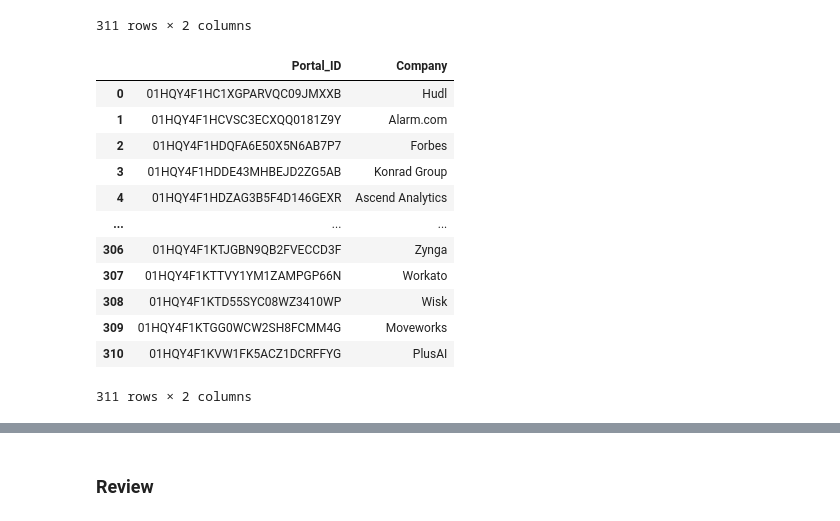
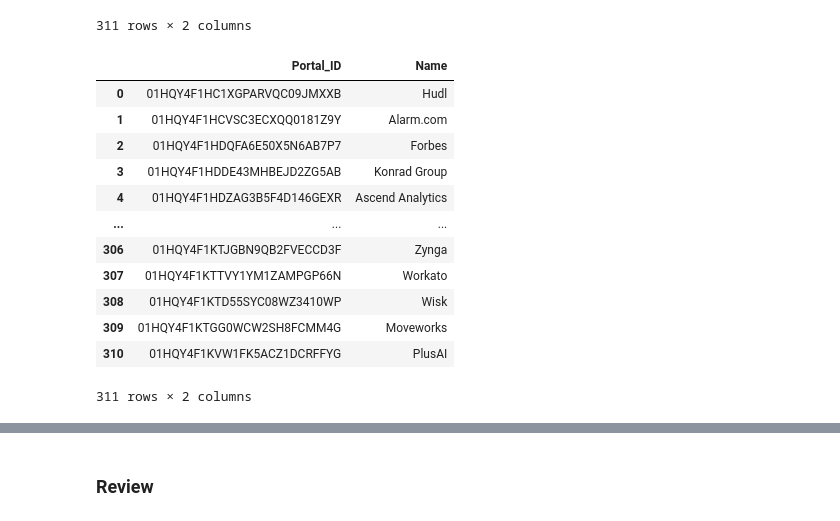
Before and after one commit to vbainwala/TalentTrove, a Jupyter notebook: make_data.ipynb, the cells around one changed output, grey strips where cells are left out. Cells and saved outputs as stored; diff of their text form; code cells hidden in the pictures.

```diff
--- a/make_data.ipynb
+++ b/make_data.ipynb
@@ -777,10 +779,12 @@ portal_df
 | 310 | 01HQY4F1KVW1FK5ACZ1DCRFFYG | Wikido |
 311 rows × 2 columns
 # %%
+# Add Name column
 portal_df['Company'] = all_company_names
+portal_df = portal_df.rename(columns={'Company': 'Name'})
 portal_df
 # %% [output]
-|  | Portal_ID | Company |
+|  | Portal_ID | Name |
 | 0 | 01HQY4F1HC1XGPARVQC09JMXXB | Hudl |
 | 1 | 01HQY4F1HCVSC3ECXQQ0181Z9Y | Alarm.com |
 | 2 | 01HQY4F1HDQFA6E50X5N6AB7P7 | Forbes |
```
Also changed, not shown: parts of 2 cells of this notebook, 1 other file.
